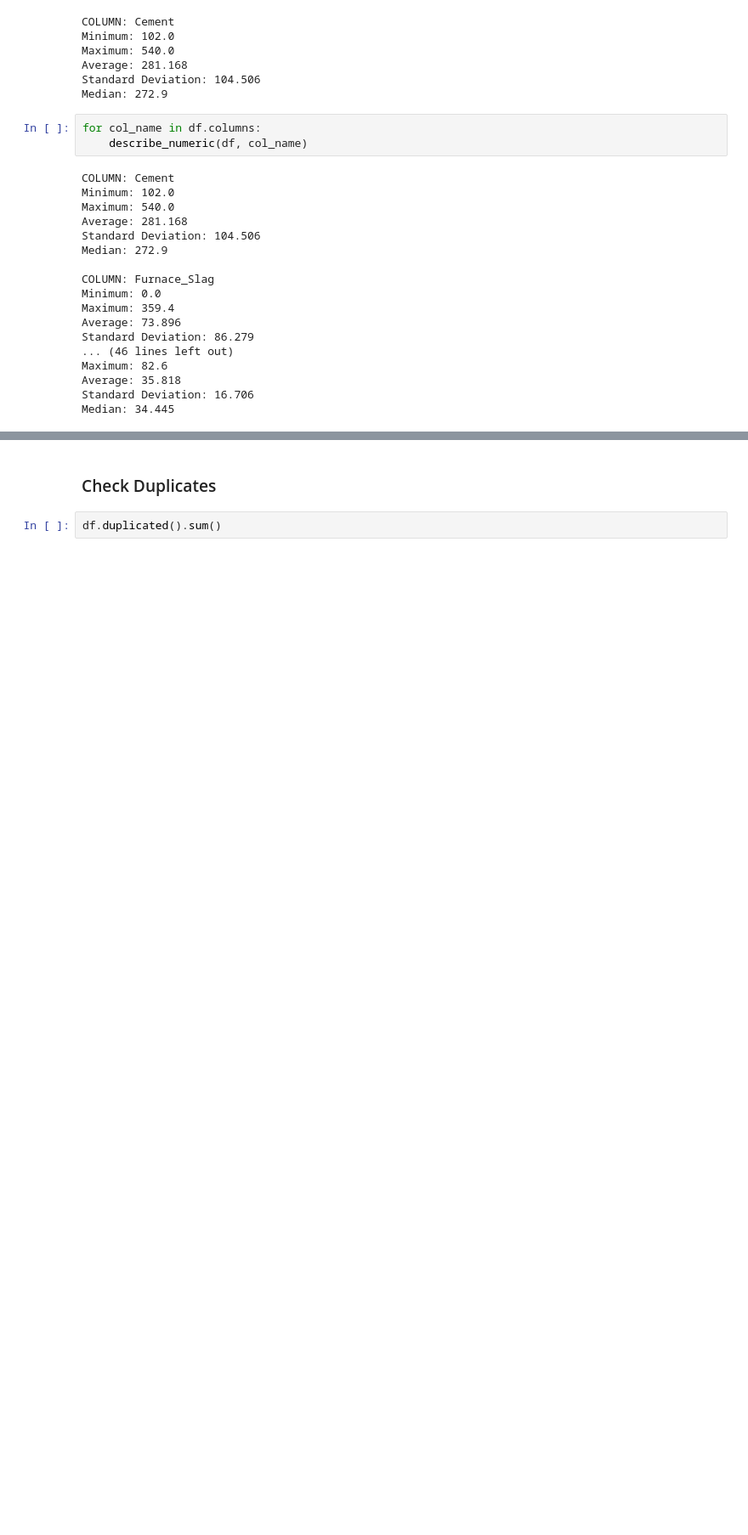
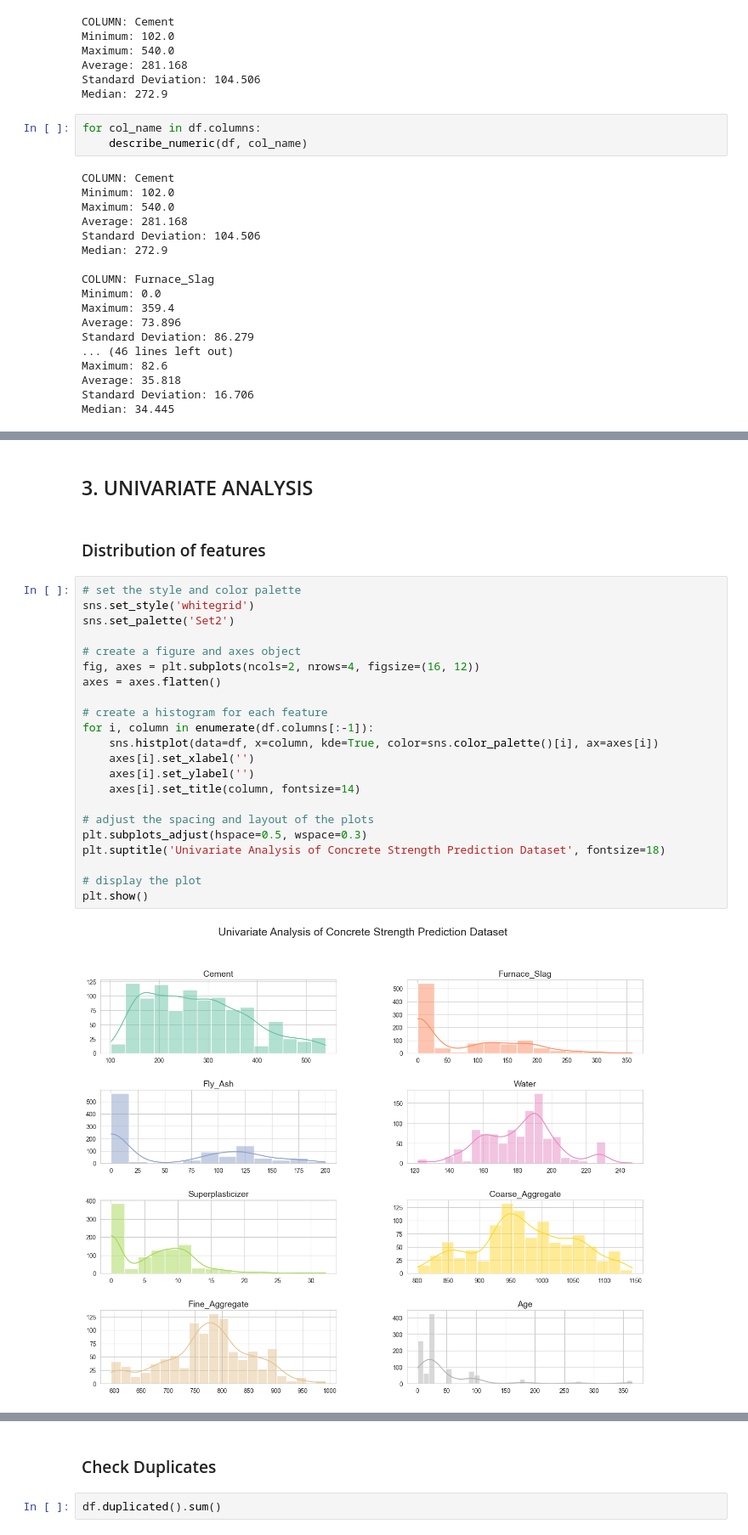
Before and after one commit to Vamshi-Munukuntla/Concrete_Strength_Prediction, a Jupyter notebook: EDA_Files/00_Concrete.ipynb, the cells around one changed output, grey strips where cells are left out. Shown at 85% size. Saved outputs shown, nothing was run; the diff lists cells and outputs as text; blank space fills up the shorter version.

```diff
--- a/EDA_Files/00_Concrete.ipynb
+++ b/EDA_Files/00_Concrete.ipynb
@@ -279,0 +337,28 @@ Median: 34.445
+# %% [markdown]
+## 3. UNIVARIATE ANALYSIS
+# %% [markdown]
+### Distribution of features
+# %%
+# set the style and color palette
+sns.set_style('whitegrid')
+sns.set_palette('Set2')
+
+# create a figure and axes object
+fig, axes = plt.subplots(ncols=2, nrows=4, figsize=(16, 12))
+axes = axes.flatten()
+
+# create a histogram for each feature
+for i, column in enumerate(df.columns[:-1]):
+    sns.histplot(data=df, x=column, kde=True, color=sns.color_palette()[i], ax=axes[i])
+    axes[i].set_xlabel('')
+    axes[i].set_ylabel('')
+    axes[i].set_title(column, fontsize=14)
+
+# adjust the spacing and layout of the plots
+plt.subplots_adjust(hspace=0.5, wspace=0.3)
+plt.suptitle('Univariate Analysis of Concrete Strength Prediction Dataset', fontsize=18)
+
+# display the plot
+plt.show()
+# %% [output]
+[figure, added]
```
Also changed, not shown: parts of 17 cells of this notebook, 34 other files.
